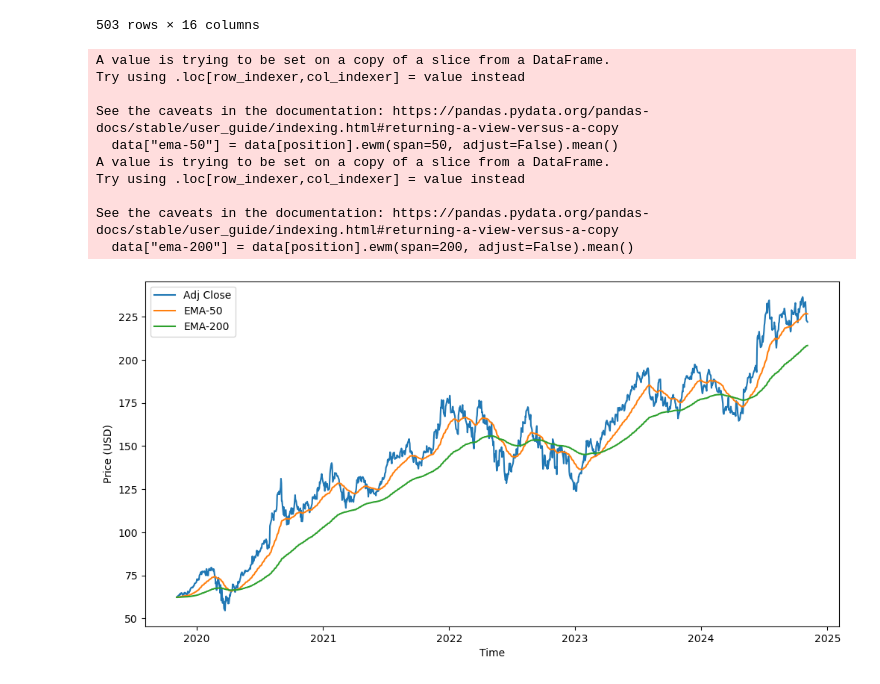
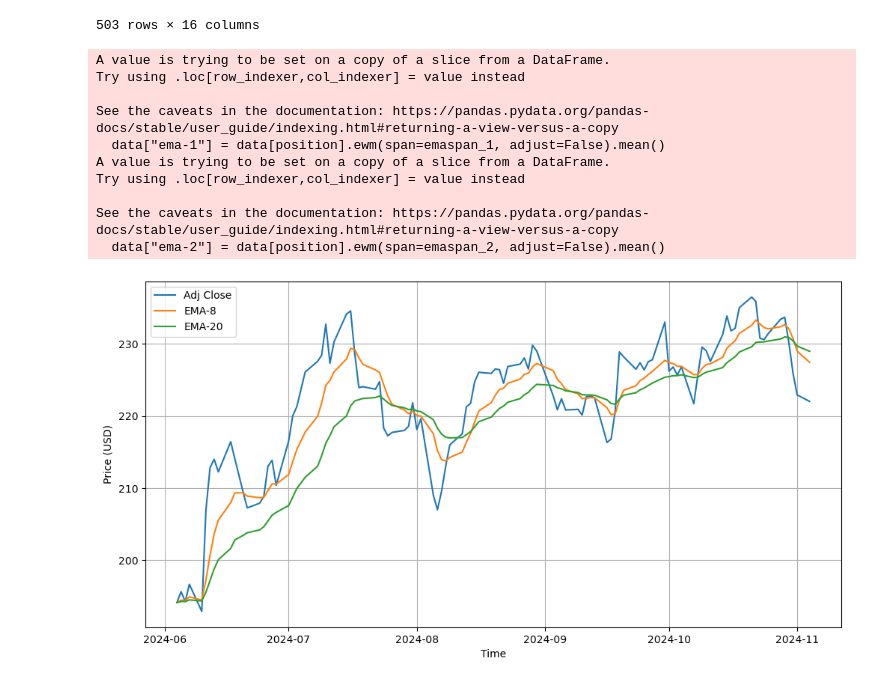
Before and after one commit to theparada/sp500analysis, a Jupyter notebook: analysis.ipynb, the cells around one changed output. Cells and saved outputs as stored; diff of their text form; code cells hidden in the pictures.

```diff
--- a/analysis.ipynb
+++ b/analysis.ipynb
@@ -36,30 +36,37 @@ def choose_stock_time(choose_all = False, symbol="AAPL", year=0, month=0):
     else:
         return stockdata.loc[(stockdata.Symbol==symbol) & (stockdata.Date>=start_date)]
 
-def plot_ema(symbol="AAPL", year=0, month=0, position = "Adj Close", ema = True):
+def plot_price_ema(symbol="AAPL", year=0, month=0, position = "Adj Close", use_ema=True, ema = "Long", xx_label="Time", yy_label="Price (USD)"):
     data = choose_stock_time(symbol=symbol,year=year,month=month)
     plt.figure(figsize=(12,6))
     plt.plot(data["Date"], data[position], label=position)
-    if ema == True:
-        data["ema-50"] = data[position].ewm(span=50, adjust=False).mean()
-        data["ema-200"] = data[position].ewm(span=200, adjust=False).mean()
-        plt.plot(data["Date"], data["ema-50"], label="EMA-50")
-        plt.plot(data["Date"], data["ema-200"], label="EMA-200")
+    if use_ema==True:
+        if ema == "Long":
+            emaspan_1 = 50
+            emaspan_2 = 200
+        elif ema == "Short":
+            emaspan_1 = 8
+            emaspan_2 = 20
+        data["ema-1"] = data[position].ewm(span=emaspan_1, adjust=False).mean()
+        data["ema-2"] = data[position].ewm(span=emaspan_2, adjust=False).mean()
+        plt.plot(data["Date"], data["ema-1"], label="EMA-"+str(emaspan_1))
+        plt.plot(data["Date"], data["ema-2"], label="EMA-"+str(emaspan_2))
     plt.legend()
-    plt.xlabel("Time")
-    plt.ylabel("Price (USD)")
+    plt.xlabel(xx_label)
+    plt.ylabel(yy_label)
+    plt.grid()
     plt.show()
 # %%
-plot_ema(symbol="AAPL", year=5, month=0)
+plot_price_ema(symbol="AAPL", year=0, month=5, ema = "Short")
 # %% [output]
 A value is trying to be set on a copy of a slice from a DataFrame.
 Try using .loc[row_indexer,col_indexer] = value instead
 
 See the caveats in the documentation: https://pandas.pydata.org/pandas-docs/stable/user_guide/indexing.html#returning-a-view-versus-a-copy
-  data["ema-50"] = data[position].ewm(span=50, adjust=False).mean()
+  data["ema-1"] = data[position].ewm(span=emaspan_1, adjust=False).mean()
 A value is trying to be set on a copy of a slice from a DataFrame.
 Try using .loc[row_indexer,col_indexer] = value instead
 
 See the caveats in the documentation: https://pandas.pydata.org/pandas-docs/stable/user_guide/indexing.html#returning-a-view-versus-a-copy
-  data["ema-200"] = data[position].ewm(span=200, adjust=False).mean()
+  data["ema-2"] = data[position].ewm(span=emaspan_2, adjust=False).mean()
-[figure, old version]
+[figure, new version]
```
Also changed, not shown: parts of 6 cells of this notebook.
